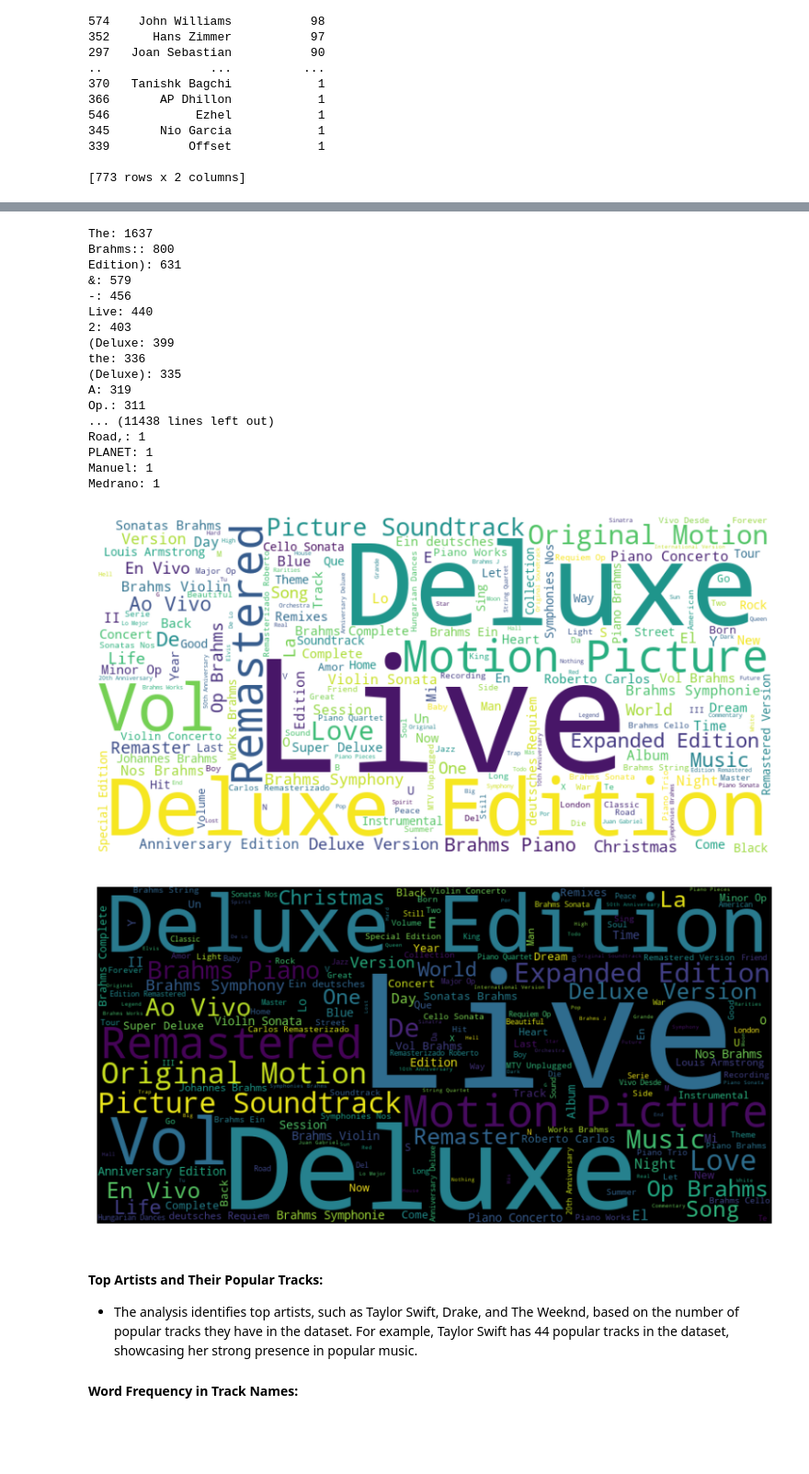
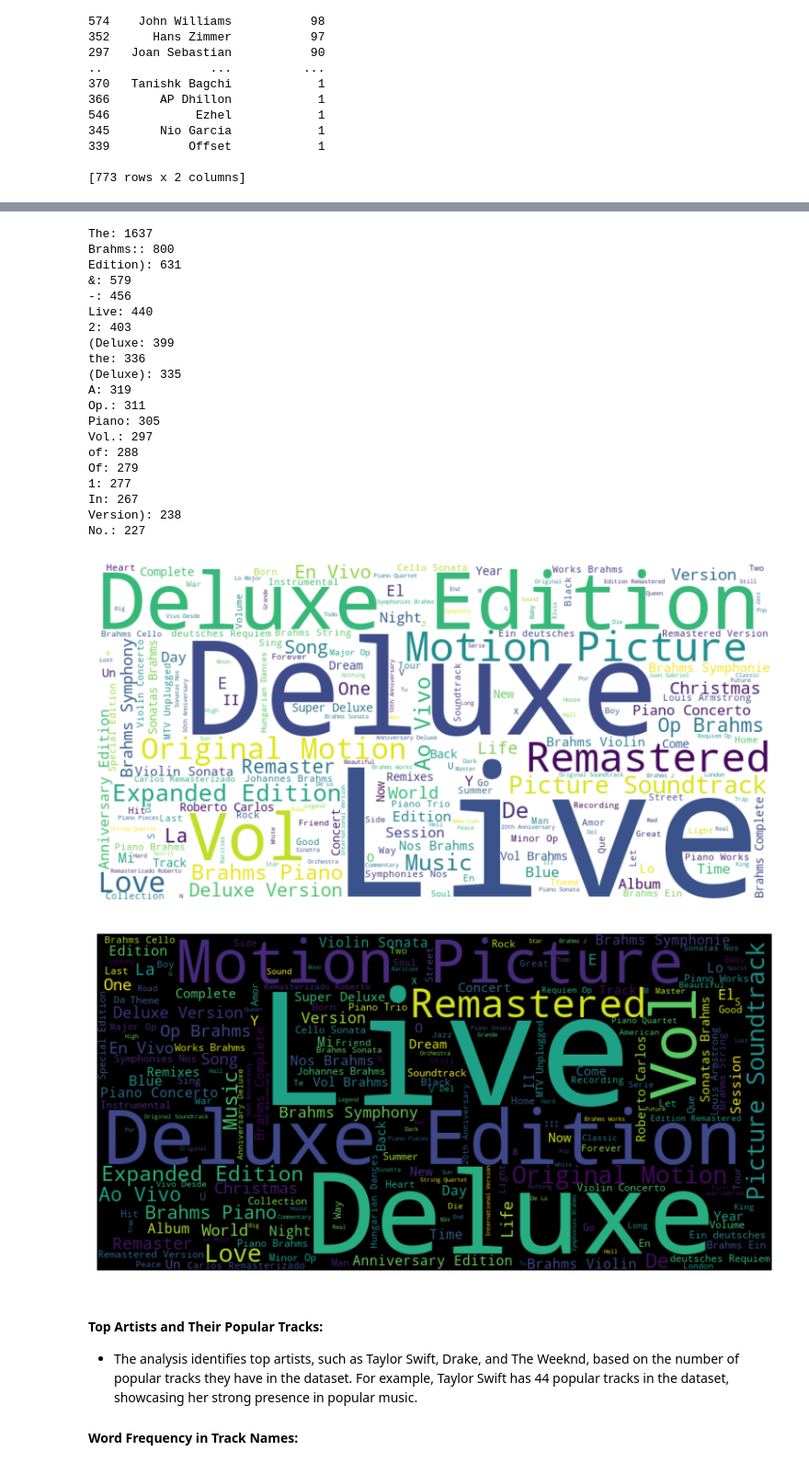
Before and after one commit to uktukt/SheGoesTech_Final_Project, a Jupyter notebook: fp_playlists_albums.ipynb, the cells around one changed output, grey strips where cells are left out. Shown at 92% size. Drawn from its saved outputs; the diff is of its cells as text; code cells hidden in the pictures; blank space fills up the shorter version.

```diff
--- a/fp_playlists_albums.ipynb
+++ b/fp_playlists_albums.ipynb
@@ -466,41 +466,45 @@ def generate_wordcloud(text, background_color):
     plt.axis('off')
     plt.show()
 
 # Concatenate all track_names into a single string
 all_track_names = ' '.join(df_albums['album_name'].astype(str))
 # words_to_remove = ['feat', 'remix', 'ft', 'ft.', "'", '.', '-', '&', '[', ']',
 #                     '(with', 'Edition)']
 # for word in words_to_remove:
 #     all_track_names = all_track_names.replace(word, "")
 
 word_counts = Counter(all_track_names.split())
 sorted_word_counts = dict(sorted(word_counts.items(), key=lambda item: item[1], reverse=True))
-for word, count in sorted_word_counts.items():
+top_20_words = dict(list(sorted_word_counts.items())[:20])
+for word, count in top_20_words.items():
     print(f'{word}: {count}')
 
 # Generate and display the word cloud
 generate_wordcloud(all_track_names, 'white')
 generate_wordcloud(all_track_names, 'black')
 # %% [output]
 The: 1637
 Brahms:: 800
 Edition): 631
 &: 579
 -: 456
 Live: 440
 2: 403
 (Deluxe: 399
 the: 336
 (Deluxe): 335
 A: 319
 Op.: 311
-... (11438 lines left out)
-Road,: 1
-PLANET: 1
-Manuel: 1
-Medrano: 1
+Piano: 305
+Vol.: 297
+of: 288
+Of: 279
+1: 277
+In: 267
+Version): 238
+No.: 227
-[figure, old version]
+[figure, new version]
-[figure, old version]
+[figure, new version]
 # %% [markdown]
 #### Top Artists and Their Popular Tracks:
 
```
Also changed, not shown: parts of 3 cells of this notebook.
